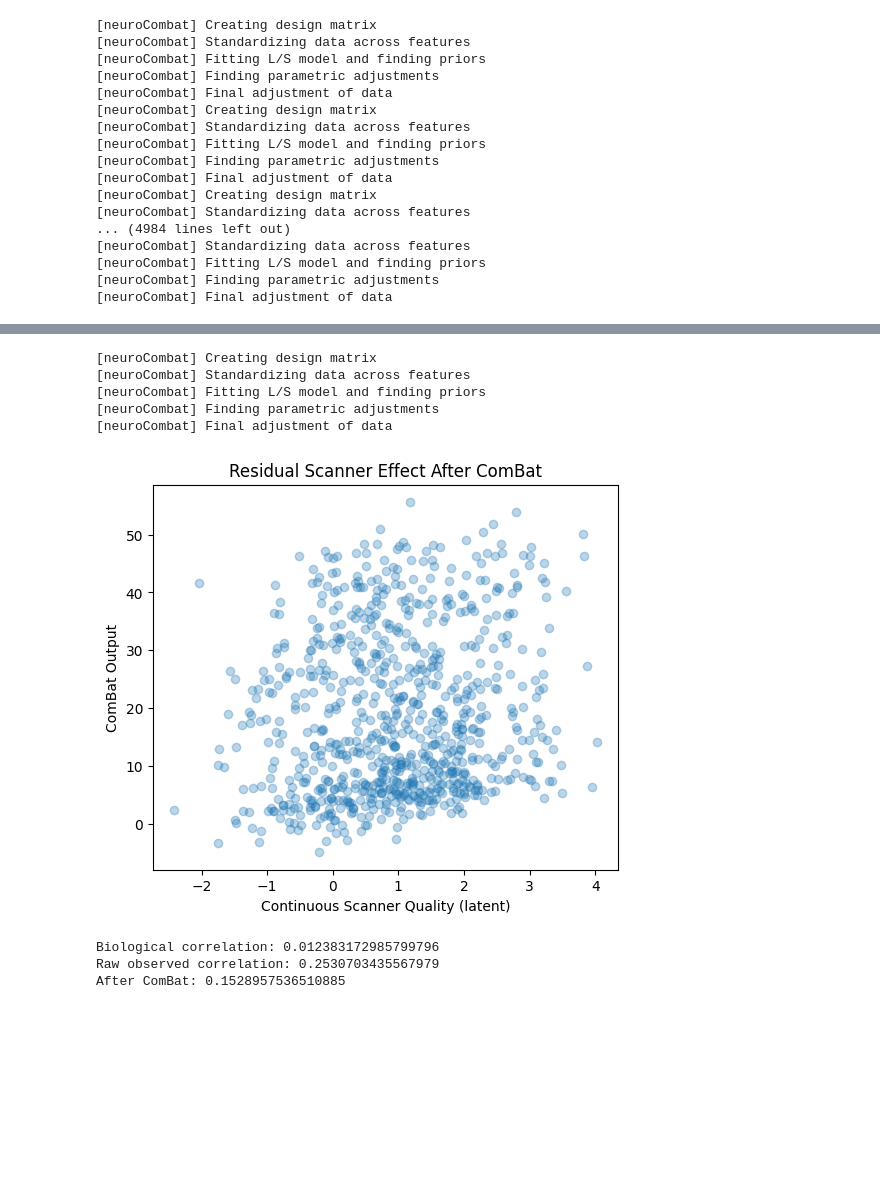
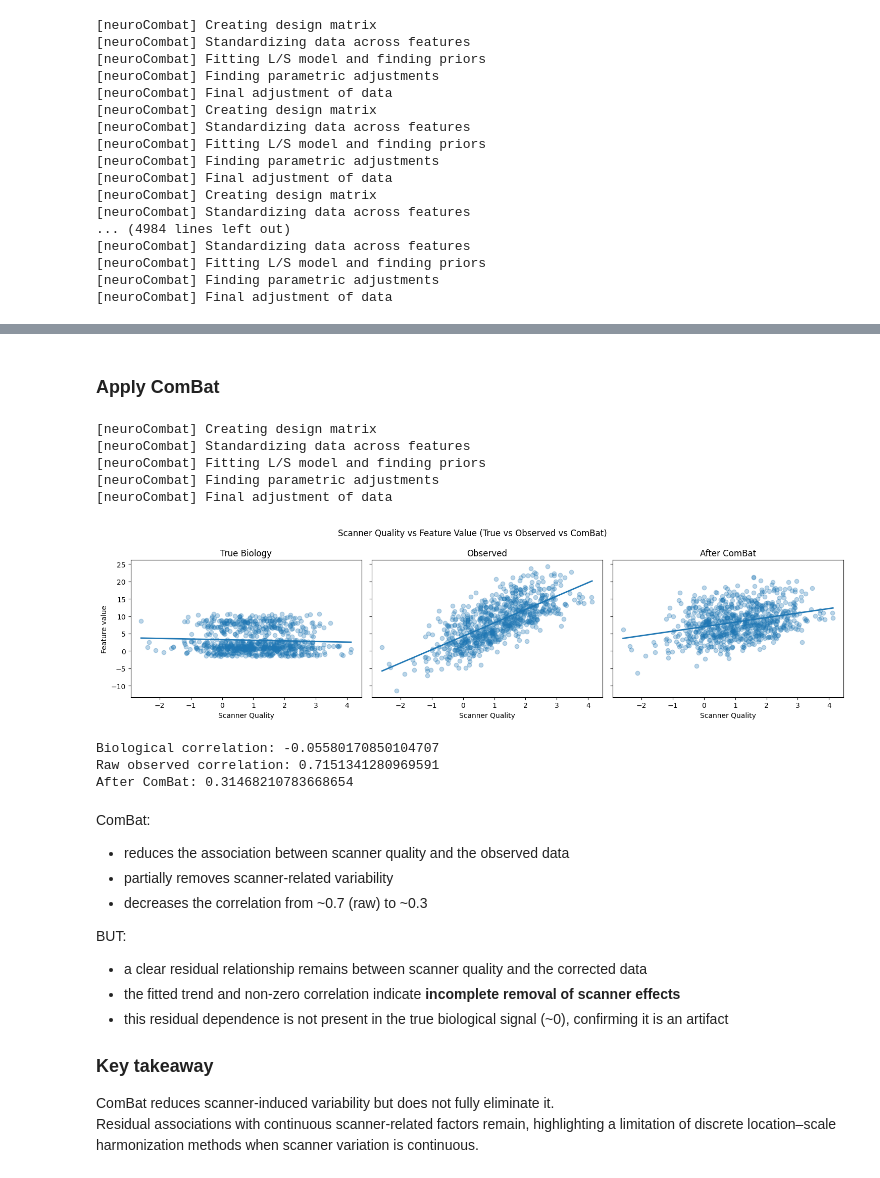
Before and after one commit to N-Nieto/OHBM2026_Educational_course_harmonization, a Jupyter notebook: notebooks/block03/combat_limitations.ipynb, the cells around one changed output, grey strips where cells are left out. Saved outputs shown, nothing was run; the diff lists cells and outputs as text; code cells hidden in the pictures; blank space fills up the shorter version.

```diff
--- a/notebooks/block03/combat_limitations.ipynb
+++ b/notebooks/block03/combat_limitations.ipynb
@@ -583,7 +563,10 @@ Y_obs = np.array(Y_obs)
+# %% [markdown]
+### Apply ComBat
 # %%
 covars = pd.DataFrame({
     'batch': scanner,
     'age': age,
+    'disease': disease,
     'sex': sex
 })
 
@@ -592,7 +575,7 @@ combat_result = neuroCombat(
     covars=covars,
     batch_col='batch',
     continuous_cols=['age'],
-    categorical_cols=['sex']
+    categorical_cols=['sex', 'disease']
 )
 
 Y_combat = combat_result['data']
@@ -602,29 +585,62 @@ Y_combat = combat_result['data']
 [neuroCombat] Fitting L/S model and finding priors
 [neuroCombat] Finding parametric adjustments
 [neuroCombat] Final adjustment of data
-# %%
-j = 0
-
-plt.figure(figsize=(6,5))
-
-plt.scatter(scanner_quality, Y_combat[j], alpha=0.3)
-
-plt.xlabel("Continuous Scanner Quality (latent)")
-plt.ylabel("ComBat Output")
-plt.title("Residual Scanner Effect After ComBat")
-
-plt.show()
-# %% [output]
-[figure, removed]
+# %%
+j = 0  # feature index
+
+fig, axes = plt.subplots(1, 3, figsize=(15, 4), sharey=True)
+
+titles = ["True Biology", "Observed", "After ComBat"]
+data_list = [Y_true[j], Y_obs[j], Y_combat[j]]
+
+for ax, data, title in zip(axes, data_list, titles):
+
+    # Scatter
+    ax.scatter(scanner_quality, data, alpha=0.3)
+
+    # Fit line
+    coef = np.polyfit(scanner_quality, data, 1)
+    x_line = np.linspace(scanner_quality.min(), scanner_quality.max(), 100)
+    y_line = coef[0] * x_line + coef[1]
+
+    ax.plot(x_line, y_line, linewidth=2)
+
+    ax.set_title(title)
+    ax.set_xlabel("Scanner Quality")
+
+axes[0].set_ylabel("Feature value")
+
+plt.suptitle("Scanner Quality vs Feature Value (True vs Observed vs ComBat)")
+plt.tight_layout()
+plt.show()
+# %% [output]
+[figure, added]
 # %%
 corr_residual = np.corrcoef(scanner_quality, Y_combat[j])[0,1]
 corr_raw = np.corrcoef(scanner_quality, Y_obs[j])[0,1]
-corr_bio = np.corrcoef(scanner_quality, true_bio)[0,1]
+corr_bio = np.corrcoef(scanner_quality, Y_true[j])[0,1]
 
 print("Biological correlation:", corr_bio)
 print("Raw observed correlation:", corr_raw)
 print("After ComBat:", corr_residual)
 # %% [output]
-Biological correlation: 0.012383172985799796
-Raw observed correlation: 0.2530703435567979
-After ComBat: 0.1528957536510885
+Biological correlation: -0.05580170850104707
+Raw observed correlation: 0.7151341280969591
+After ComBat: 0.31468210783668654
+# %% [markdown]
+ComBat:
+- reduces the association between scanner quality and the observed data
+- partially removes scanner-related variability
+- decreases the correlation from ~0.7 (raw) to ~0.3
+
+BUT:
+
+- a clear residual relationship remains between scanner quality and the corrected data
+- the fitted trend and non-zero correlation indicate **incomplete removal of scanner effects**
+- this residual dependence is not present in the true biological signal (~0), confirming it is an artifact
+
+
+### Key takeaway
+
+ComBat reduces scanner-induced variability but does not fully eliminate it.
+Residual associations with continuous scanner-related factors remain, highlighting a limitation of discrete location–scale harmonization methods when scanner variation is continuous.
```
Also changed, not shown: parts of 21 cells of this notebook.
